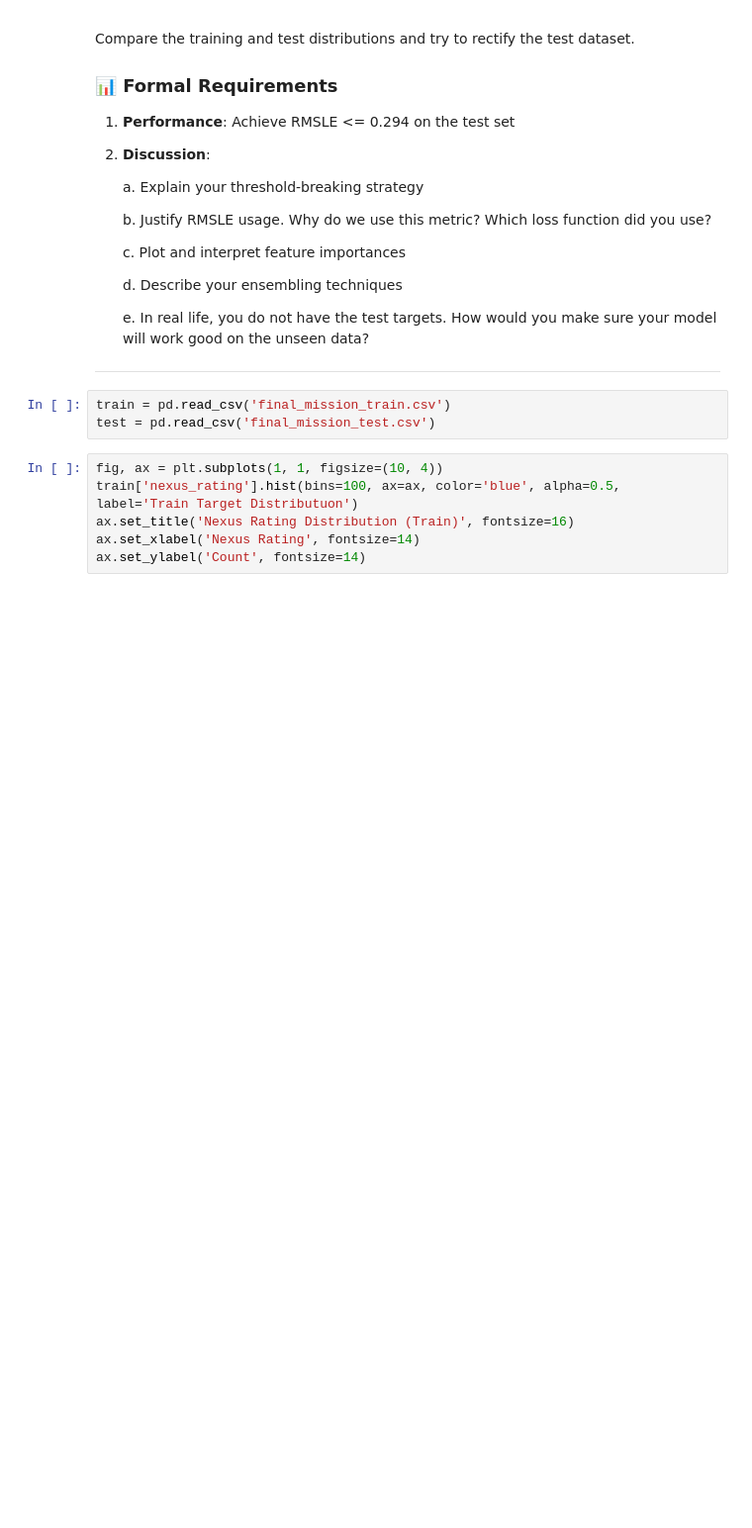
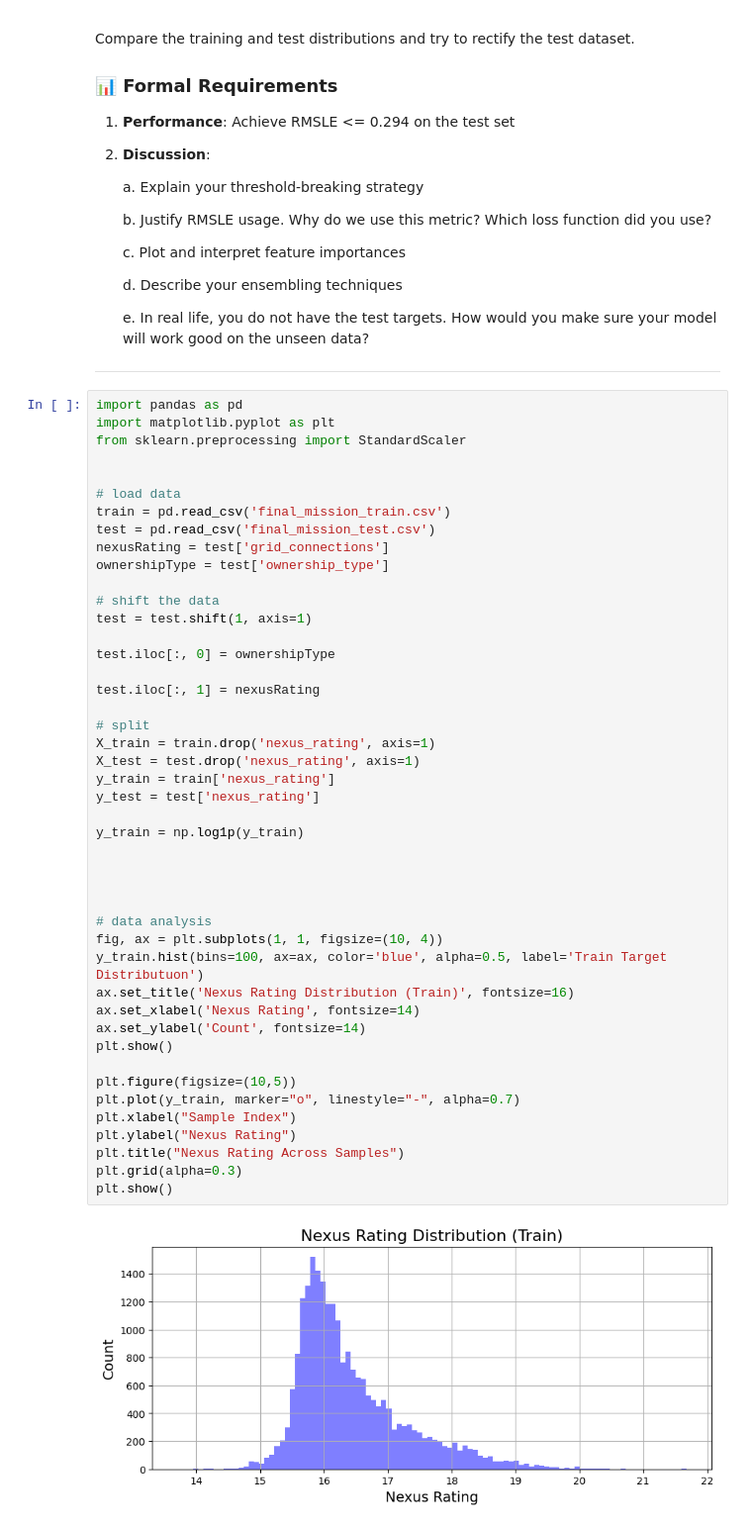
Before and after one commit to joonseren/TDT4172-Introduction-to-Machine-Learning, a Jupyter notebook: Assignment1/Chapter_1.ipynb, the cells around one changed output. Shown at 99% size. Saved outputs shown, nothing was run; the diff lists cells and outputs as text; blank space fills up the shorter version.

```diff
--- a/Assignment1/Chapter_1.ipynb
+++ b/Assignment1/Chapter_1.ipynb
@@ -398,12 +513,50 @@ Compare the training and test distributions and try to rectify the test dataset.
    e. In real life, you do not have the test targets. How would you make sure your model will work good on the unseen data?
 
 ---
-# %%
-train = pd.read_csv('final_mission_train.csv')
-test = pd.read_csv('final_mission_test.csv')
-# %%
-fig, ax = plt.subplots(1, 1, figsize=(10, 4))
-train['nexus_rating'].hist(bins=100, ax=ax, color='blue', alpha=0.5, label='Train Target Distributuon')
-ax.set_title('Nexus Rating Distribution (Train)', fontsize=16)
-ax.set_xlabel('Nexus Rating', fontsize=14)
-ax.set_ylabel('Count', fontsize=14)
+# %%
+import pandas as pd
+import matplotlib.pyplot as plt
+from sklearn.preprocessing import StandardScaler
+
+
+# load data
+train = pd.read_csv('final_mission_train.csv')
+test = pd.read_csv('final_mission_test.csv')
+nexusRating = test['grid_connections']
+ownershipType = test['ownership_type']
+
+# shift the data
+test = test.shift(1, axis=1)
+
+test.iloc[:, 0] = ownershipType
+
+test.iloc[:, 1] = nexusRating
+
+# split
+X_train = train.drop('nexus_rating', axis=1)
+X_test = test.drop('nexus_rating', axis=1)
+y_train = train['nexus_rating']
+y_test = test['nexus_rating']
+
+y_train = np.log1p(y_train)
+
+
+
+
+# data analysis
+fig, ax = plt.subplots(1, 1, figsize=(10, 4))
+y_train.hist(bins=100, ax=ax, color='blue', alpha=0.5, label='Train Target Distributuon')
+ax.set_title('Nexus Rating Distribution (Train)', fontsize=16)
+ax.set_xlabel('Nexus Rating', fontsize=14)
+ax.set_ylabel('Count', fontsize=14)
+plt.show()
+
+plt.figure(figsize=(10,5))
+plt.plot(y_train, marker="o", linestyle="-", alpha=0.7)
+plt.xlabel("Sample Index")
+plt.ylabel("Nexus Rating")
+plt.title("Nexus Rating Across Samples")
+plt.grid(alpha=0.3)
+plt.show()
+# %% [output]
+[figure, added]
```
Also changed, not shown: parts of 18 cells of this notebook, 32 other files.
